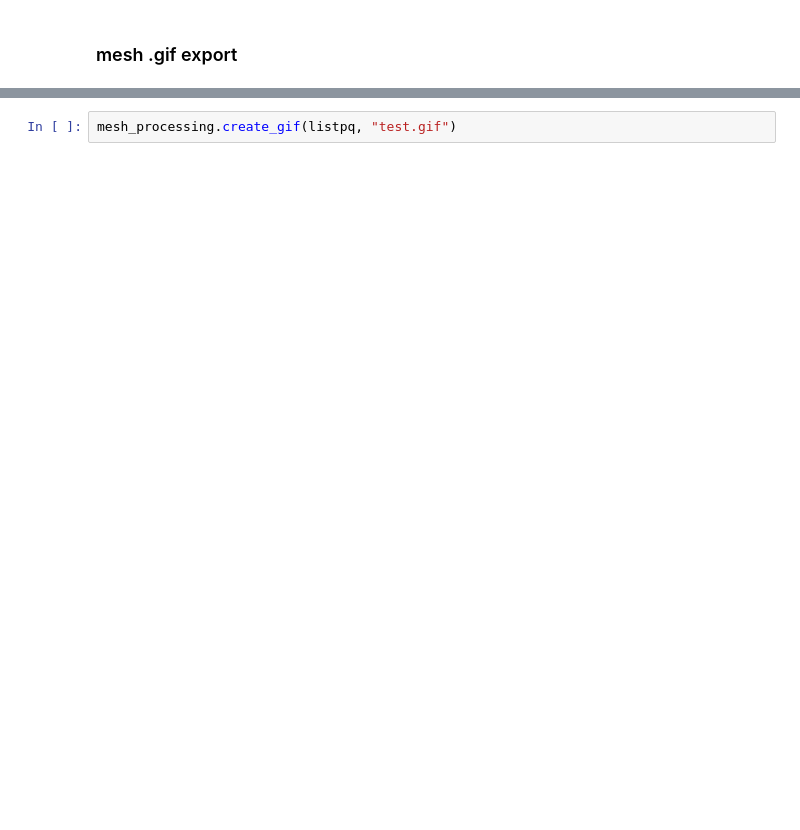
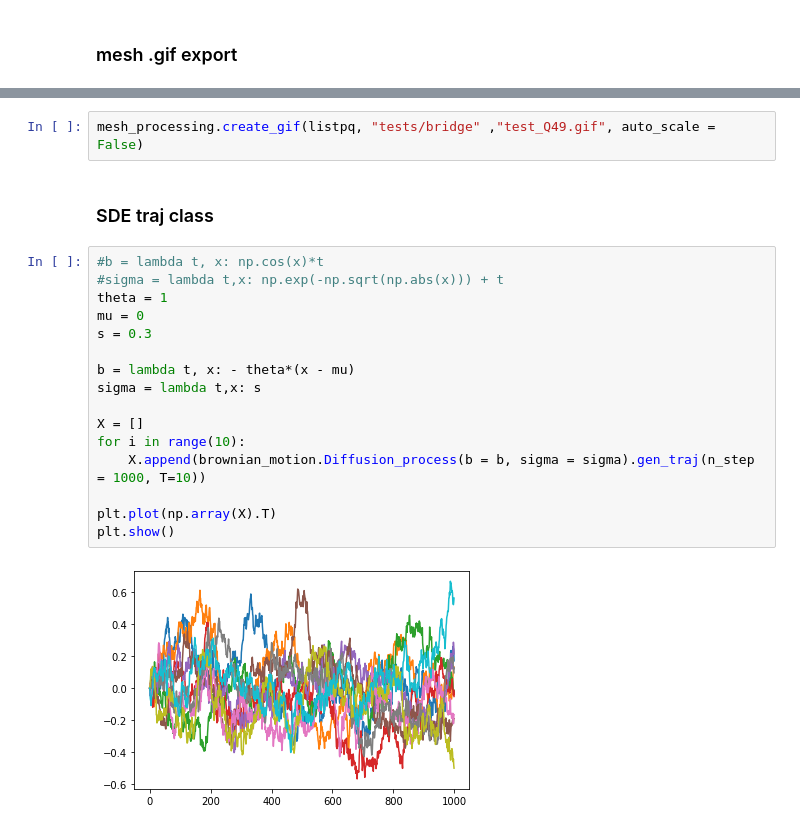
Before and after one commit to tbesnier/bm-shapes, a Jupyter notebook: examples/Shape bridge through spherical harmonic decomposition.ipynb, the cells around one changed output, grey strips where cells are left out. Cells and saved outputs as stored; diff of their text form; blank space fills up the shorter version.

Commit message:
running tests

```diff
--- a/examples/Shape bridge through spherical harmonic decomposition.ipynb
+++ b/examples/Shape bridge through spherical harmonic decomposition.ipynb
@@ -190,2 +191,22 @@ plt.show()
 # %%
-mesh_processing.create_gif(listpq, "test.gif")
+mesh_processing.create_gif(listpq, "tests/bridge" ,"test_Q49.gif", auto_scale = False)
+# %% [markdown]
+### SDE traj class
+# %%
+#b = lambda t, x: np.cos(x)*t
+#sigma = lambda t,x: np.exp(-np.sqrt(np.abs(x))) + t
+theta = 1
+mu = 0
+s = 0.3
+
+b = lambda t, x: - theta*(x - mu)
+sigma = lambda t,x: s
+
+X = []
+for i in range(10):
+    X.append(brownian_motion.Diffusion_process(b = b, sigma = sigma).gen_traj(n_step = 1000, T=10))
+
+plt.plot(np.array(X).T)
+plt.show()
+# %% [output]
+[figure, added]
```
Also changed, not shown: parts of 11 cells of this notebook, 37 other files.
